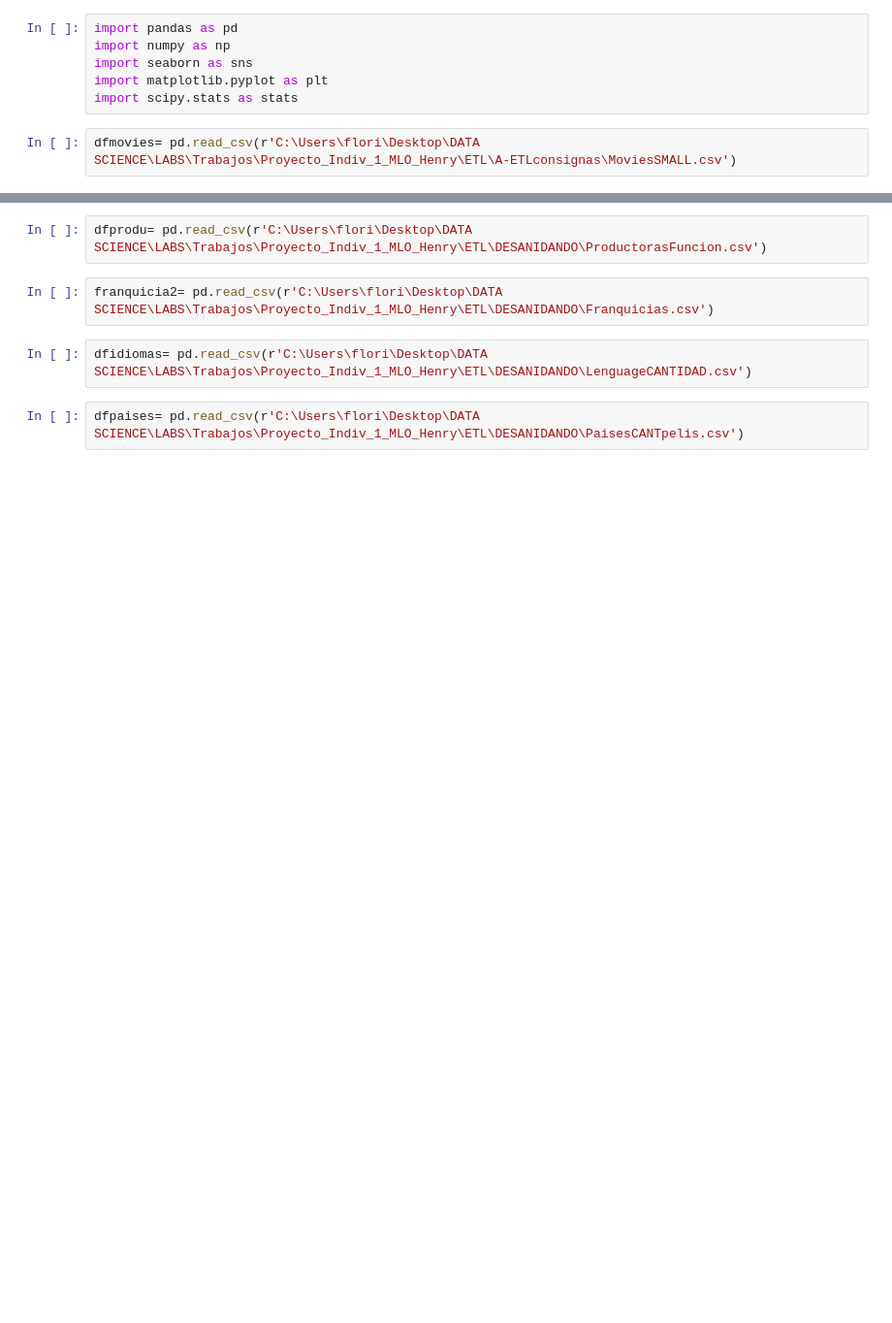
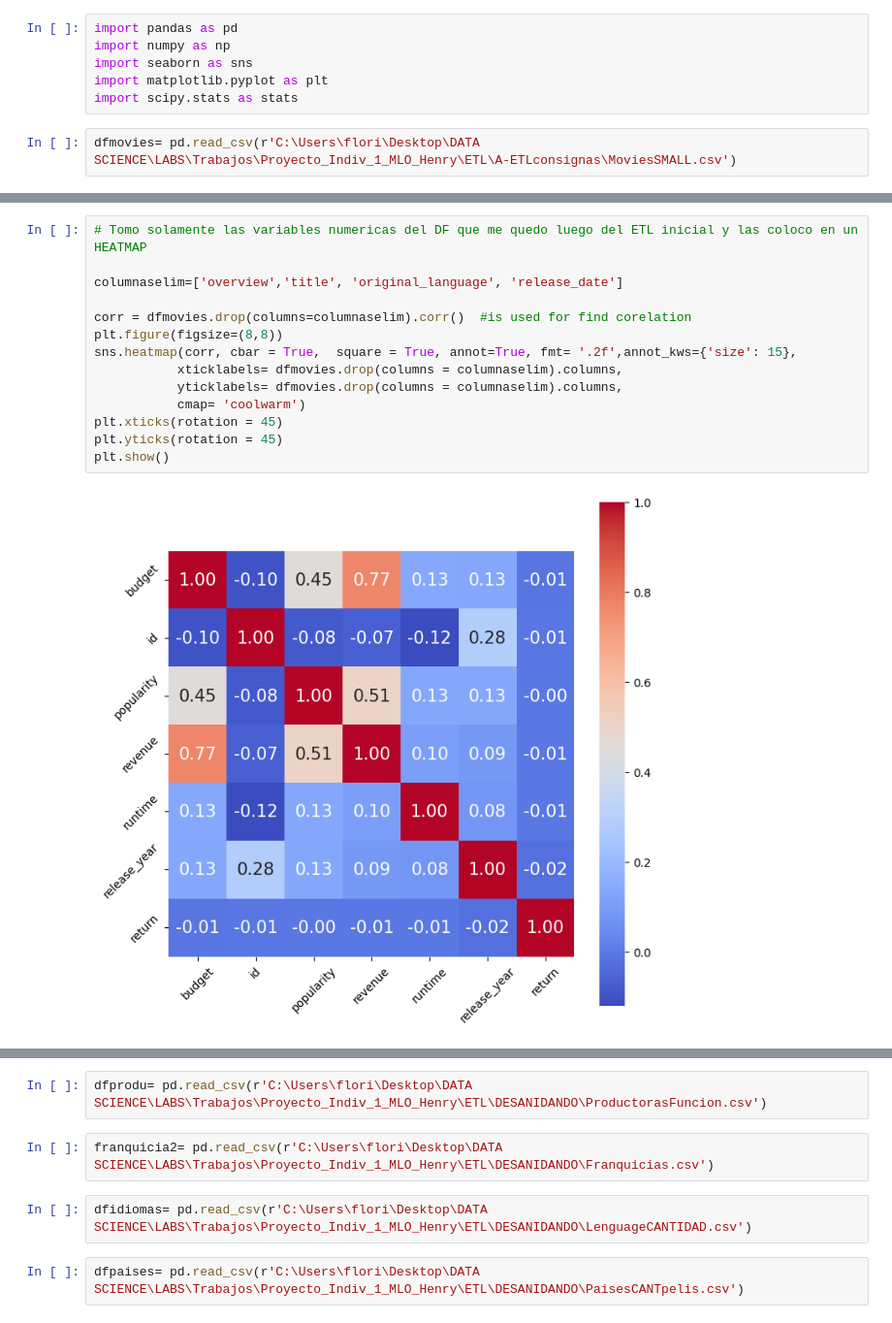
Before and after one commit to Constanzafl/Proyecto_Indiv_1_MLO_Henry, a Jupyter notebook: EDA/Generalidades.ipynb, the cells around one changed output, grey strips where cells are left out. Shown: that part at 97% size. Saved outputs shown, nothing was run; the diff lists cells and outputs as text; blank space fills up the shorter version.

```diff
--- a/EDA/Generalidades.ipynb
+++ b/EDA/Generalidades.ipynb
@@ -8,0 +28,16 @@ dfmovies= pd.read_csv(r'C:\Users\flori\Desktop\DATA SCIENCE\LABS\Trabajos\Proyec
+# %%
+# Tomo solamente las variables numericas del DF que me quedo luego del ETL inicial y las coloco en un HEATMAP
+
+columnaselim=['overview','title', 'original_language', 'release_date']
+
+corr = dfmovies.drop(columns=columnaselim).corr()  #is used for find corelation
+plt.figure(figsize=(8,8))
+sns.heatmap(corr, cbar = True,  square = True, annot=True, fmt= '.2f',annot_kws={'size': 15},
+           xticklabels= dfmovies.drop(columns = columnaselim).columns,
+           yticklabels= dfmovies.drop(columns = columnaselim).columns,
+           cmap= 'coolwarm')
+plt.xticks(rotation = 45)
+plt.yticks(rotation = 45)
+plt.show()
+# %% [output]
+[figure, added]
```
Also changed, not shown: parts of 19 cells of this notebook, 2 other files.
